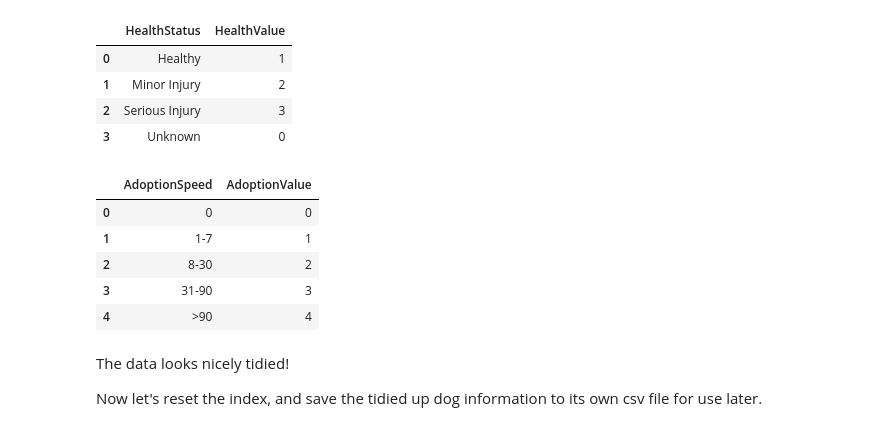
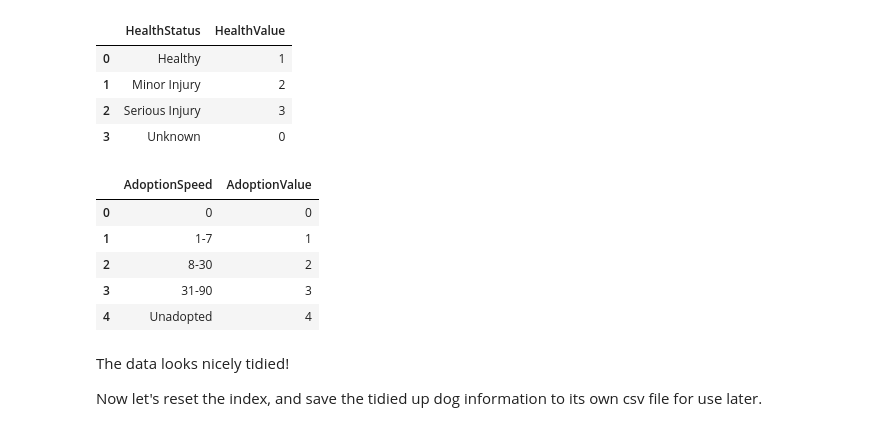
Before and after one commit to CJEJansson/Springboard_Projects, a Jupyter notebook: Capstone 1/1. Data_Wrangling/Data_Wrangling.ipynb, the cells around one changed output. Saved outputs shown, nothing was run; the diff lists cells and outputs as text; code cells hidden in the pictures.

```diff
--- a/Capstone 1/1. Data_Wrangling/Data_Wrangling.ipynb
+++ b/Capstone 1/1. Data_Wrangling/Data_Wrangling.ipynb
@@ -464,19 +466,19 @@ health
 # %%
 #Adoption Speed
 
-adpt= {'AdoptionSpeed': ['0','1-7','8-30','31-90','>90'],
+adpt= {'AdoptionSpeed': ['0','1-7','8-30','31-90','Unadopted'],
         'AdoptionValue': [0,1,2,3,4]}
 adpt=pd.DataFrame.from_dict(adpt)
-adpt.to_csv(r'tidy_data/adoption_speed.csv')
+adpt.to_csv(r'tidy_data/adoption_speed.csv',index=False)
 
 adpt
 # %% [output]
 |  | AdoptionSpeed | AdoptionValue |
 | 0 | 0 | 0 |
 | 1 | 1-7 | 1 |
 | 2 | 8-30 | 2 |
 | 3 | 31-90 | 3 |
-| 4 | >90 | 4 |
+| 4 | Unadopted | 4 |
 # %% [markdown]
 The data looks nicely tidied!
 
```
Also changed, not shown: parts of 7 cells of this notebook, 7 other files.
